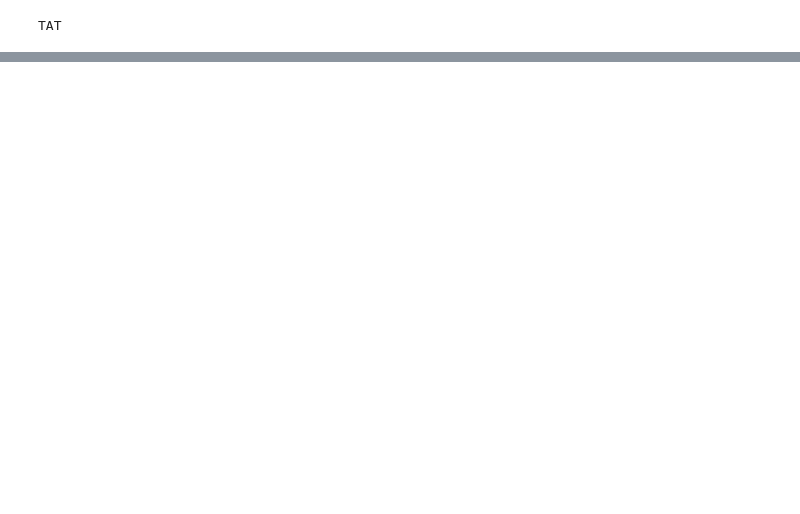
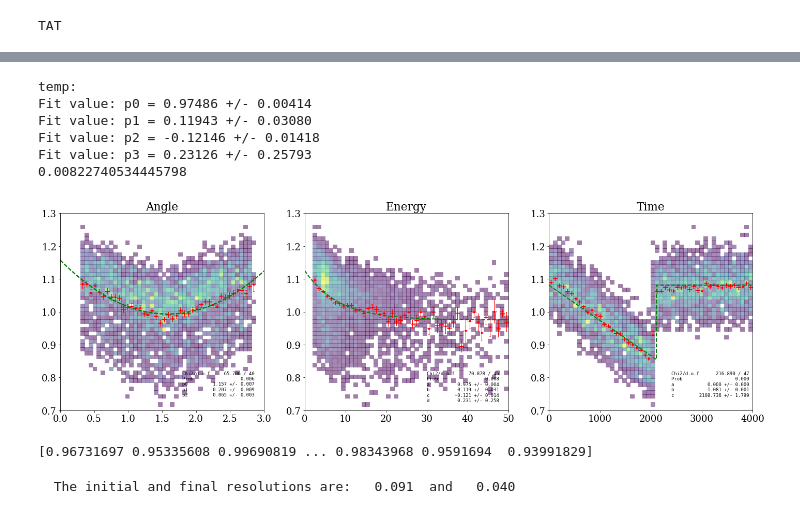
Before and after one commit to gaozmm/Playground_gaozm, a Jupyter notebook: Play_for_stats/Problem_set/ProblemSet2020_KianGao.ipynb, the cells around one changed output, grey strips where cells are left out. Cells and saved outputs as stored; diff of their text form; code cells hidden in the pictures; blank space fills up the shorter version.

```diff
--- a/Play_for_stats/Problem_set/ProblemSet2020_KianGao.ipynb
+++ b/Play_for_stats/Problem_set/ProblemSet2020_KianGao.ipynb
@@ -639,0 +823,59 @@ TAT
+# %%
+mask = (2 < x_center_energy2D) & (x_center_energy2D < 50)
+chi2_object = Chi2Regression(exponential, x_center_energy2D, mean_energy2D, std_energy2D)
+
+minuit = Minuit(chi2_object, pedantic=False, p0=1, p1=1, p2=-1, p3=1)
+minuit.migrad();  # perform the actual fit
+
+print("temp:")
+for name in minuit.parameters:
+    print("Fit value: {0} = {1:.5f} +/- {2:.5f}".format(name, minuit.values[name], minuit.errors[name]))
+
+x_fit = np.linspace(0, 50, 1000) # Create the x-axis for the plot of the fitted function
+y_fit = exponential(x_fit, *minuit.args) # the fitted function
+
+ax_energy.plot(x_fit, y_fit, '--', color='green', lw=2,label='fit');
+
+
+Chi2 = minuit.fval
+ndof = len(x_center_energy2D[mask])-3
+d = {'Chi2/d.o.f': "{:.3f} / {:d}".format(Chi2,ndof) ,
+     'Prob'      : "{:.3f}".format(stats.chi2.sf(Chi2, ndof)),
+     'a'        : "{:.3f} +/- {:.3f}".format(minuit.values['p0'], minuit.errors['p0']),
+     'b'        : "{:.3f} +/- {:.3f}".format(minuit.values['p1'], minuit.errors['p1']),
+     'c'        : "{:.3f} +/- {:.3f}".format(minuit.values['p2'], minuit.errors['p2']),
+     'd'        : "{:.3f} +/- {:.3f}".format(minuit.values['p3'], minuit.errors['p3'])}
+
+ax_energy.text(0.6, 0.2, nice_string_output(d, 0), family='monospace',
+               transform=ax_energy.transAxes, fontsize=9, color='k', verticalalignment='top');
+
+
+energy_par = [minuit.values['p0'],minuit.values['p1'],minuit.values['p2'], minuit.values['p3'] ]
+print(stats.chi2.sf(Chi2, ndof))
+# %% [output]
+temp:
+Fit value: p0 = 0.97486 +/- 0.00414
+Fit value: p1 = 0.11943 +/- 0.03080
+Fit value: p2 = -0.12146 +/- 0.01418
+Fit value: p3 = 0.23126 +/- 0.25793
+0.00822740534445798
+# %%
+fig_2D
+# %% [output]
+[figure, added]
+# %%
+distrel = (beta_ini-1) / 1
+calib_angle = parabola(theta_data, angle_par[0], angle_par[1], angle_par[2])
+calib_energy = exponential(energy_data, energy_par[0], energy_par[1], energy_par[2],energy_par[3])
+calib_time = step_fun(time_data, time_par[0], time_par[1], time_par[2])
+
+beta_calib = beta_ini / (calib_time)/calib_angle/calib_energy
+distrel_calib = (beta_calib - 1) / 1
+print(beta_calib)
+# %% [output]
+[0.96731697 0.95335608 0.99690819 ... 0.98343968 0.9591694  0.93991829]
+# %%
+print("  The initial and final resolutions are:  {:6.3f}  and  {:6.3f} \n".format(
+        distrel.std(ddof=1), distrel_calib.std(ddof=1)))
+# %% [output]
+  The initial and final resolutions are:   0.091  and   0.040
```
Also changed, not shown: parts of 31 cells of this notebook, 2 other files.
